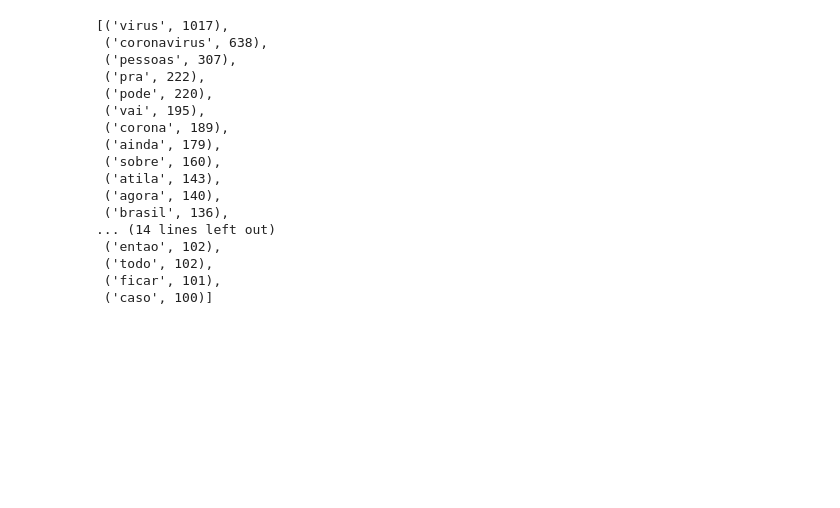
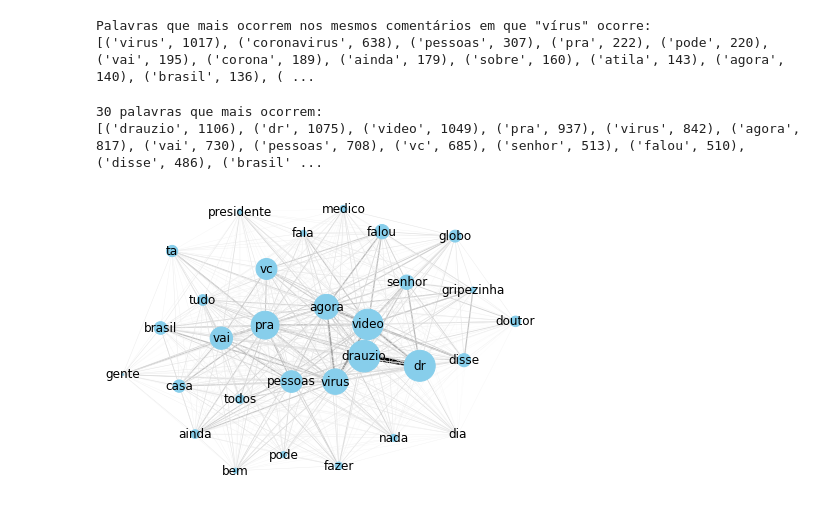
Before and after one commit to PIIMR-CDA/analises, a Jupyter notebook: co_occurence.ipynb, the cells around one changed output. Drawn from its saved outputs; the diff is of its cells as text; code cells hidden in the pictures; blank space fills up the shorter version.

Commit message:
Change function return + add graph

```diff
--- a/co_occurence.ipynb
+++ b/co_occurence.ipynb
@@ -7,7 +10,7 @@ def get_unique_words(text):
     words = [word for message in text for word in message]
     return set(words)
 
-def co_occurence_matrix(text, window_size, stop_words):
+def co_occurence_matrix_with_window(text, window_size, stop_words):
     unique_words = get_unique_words(text)
     n = len(unique_words) #number of unique words
     co_matrix = pd.DataFrame(data=np.zeros([n,n]), columns=unique_words, index=unique_words, dtype='int')
@@ -20,27 +23,22 @@ def co_occurence_matrix(text, window_size, stop_words):
             last = min(i + window_size + 1, msg_len)
             for context in message[first:last]:
                 co_matrix.loc[word,context] += 1
-                #co_matrix.loc[context,word] += 1
     return co_matrix
 
-def co_occurence_in_comments_list(text, target, stop_words=None):
-    #Filter comments in which target word is present
-    text = text[text.str.contains(target)]
-
+def co_occurence_matrix(text, target=None, stop_words=None):
     preprocessor = CountVectorizer(strip_accents='unicode').build_preprocessor()
-    target = preprocessor(target) #preprocesses target word
     stop_words = [preprocessor(word) for word in stop_words] #preprocesses stop words
+    if target:
+        target = preprocessor(target) #preprocesses target word
+        text = text[text.str.contains(target)] #Filter comments in which target word is present
 
     #calculates word count for each message
     vectorizer = CountVectorizer(strip_accents='unicode', stop_words=stop_words, binary=True)
     X = vectorizer.fit_transform(text).toarray()
 
+    labels = vectorizer.get_feature_names()
 
-    comments_count = X.sum(axis=0) #no. of comments containing A in which each word appears
-
-    return list(zip(vectorizer.get_feature_names(), comments_count))
-
-#word2vec?
+    return X, labels
 # %%
 data = pd.read_csv('../comments.csv', usecols=['text'])['text'].dropna()
 stop_words = [word.rstrip() for word in open('stopwords.txt')]
@@ -51,20 +45,41 @@ co_list = sorted(co_list, reverse=True, key=lambda tupl : tupl[1])
-# %%
-co_list[:30]
-# %% [output]
-[('virus', 1017),
- ('coronavirus', 638),
- ('pessoas', 307),
- ('pra', 222),
- ('pode', 220),
- ('vai', 195),
- ('corona', 189),
- ('ainda', 179),
- ('sobre', 160),
- ('atila', 143),
- ('agora', 140),
- ('brasil', 136),
-... (14 lines left out)
- ('entao', 102),
- ('todo', 102),
- ('ficar', 101),
- ('caso', 100)]
+# %%
+X, labels = co_occurence_matrix(data, 'virus', stop_words=stop_words)
+
+comments_count = X.sum(axis=0) #no. of comments containing A in which each word appears
+comments_count = sorted(zip(labels, comments_count), reverse=True, key=lambda tupl : tupl[1])
+print('30 palavras que mais ocorrem nos mesmos comentários em que "vírus" ocorre:')
+print(comments_count[:30])
+# %% [output]
+Palavras que mais ocorrem nos mesmos comentários em que "vírus" ocorre:
+[('virus', 1017), ('coronavirus', 638), ('pessoas', 307), ('pra', 222), ('pode', 220), ('vai', 195), ('corona', 189), ('ainda', 179), ('sobre', 160), ('atila', 143), ('agora', 140), ('brasil', 136), ( ...
+# %%
+X, labels = co_occurence_matrix(data[:10000], stop_words=stop_words)
+
+comments_count = X.sum(axis=0)
+most_freq_zipped = sorted(zip(comments_count, labels, X.T), reverse=True)[:30]
+comments_count, labels, X = zip(*most_freq_zipped)
+
+co_X = np.vstack(X)
+co_X = co_X @ co_X.T
+np.fill_diagonal(co_X, 0)
+# %%
+print("30 palavras que mais ocorrem:")
+print(list(zip(labels, comments_count)))
+# %% [output]
+30 palavras que mais ocorrem:
+[('drauzio', 1106), ('dr', 1075), ('video', 1049), ('pra', 937), ('virus', 842), ('agora', 817), ('vai', 730), ('pessoas', 708), ('vc', 685), ('senhor', 513), ('falou', 510), ('disse', 486), ('brasil' ...
+# %%
+G = nx.Graph()
+
+for i, row in enumerate(co_X):
+    for j, co in enumerate(co_X[i]):
+        G.add_edge(labels[i], labels[j], weight=(co))
+
+edges, weights = zip(*nx.get_edge_attributes(G,'weight').items())
+norm_weights = (weights - min(weights)) / (max(weights) - min(weights))
+norm_count = (comments_count - min(comments_count)) / (max(comments_count) - min(comments_count))
+
+nx.draw(G, with_labels=True, node_color='skyblue', edgelist=edges, width=norm_weights*5,
+        edge_color=norm_weights, edge_cmap=cm.get_cmap('binary'), node_size=norm_count*1000)
+# %% [output]
+[figure, added]
```
Also changed, not shown: parts of 3 cells of this notebook.
